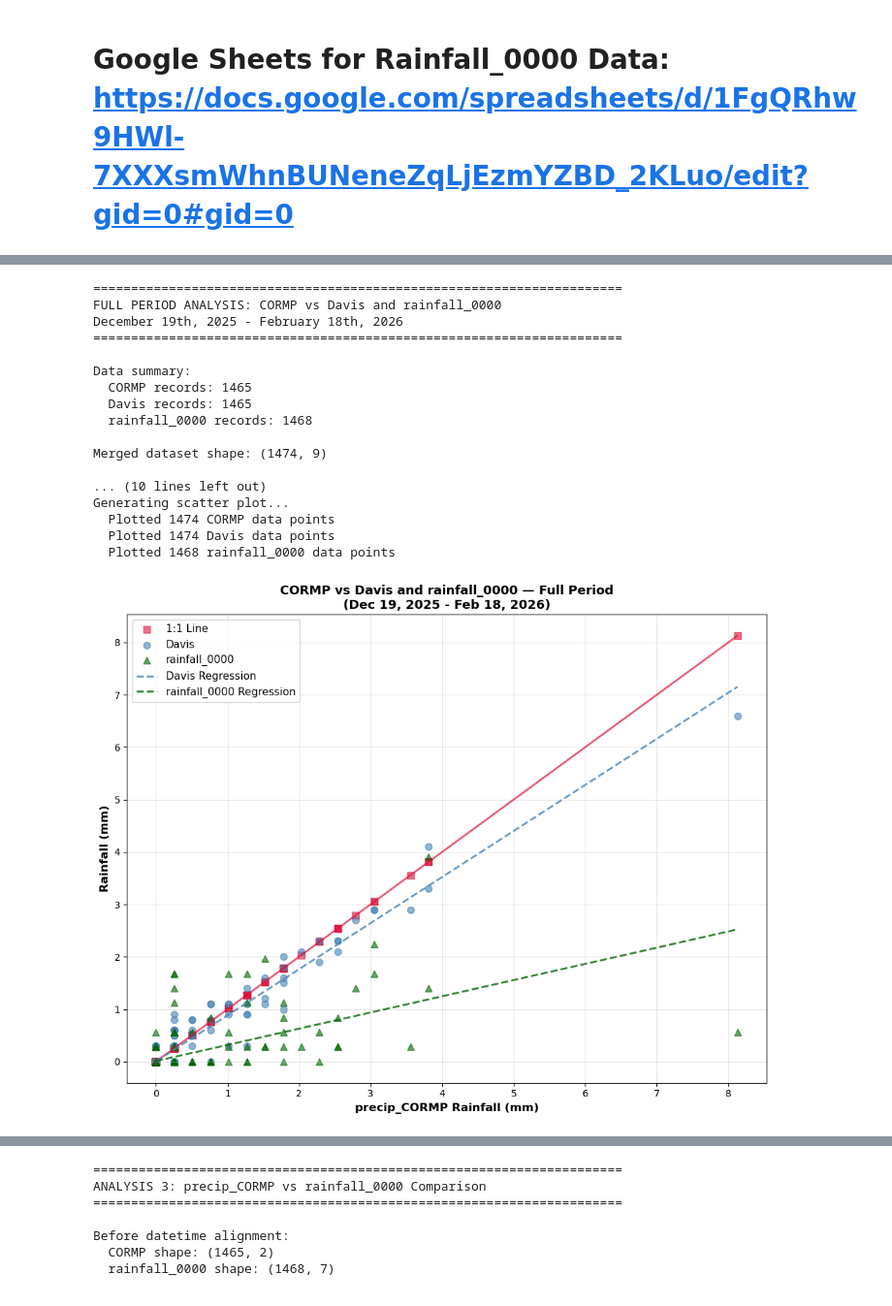
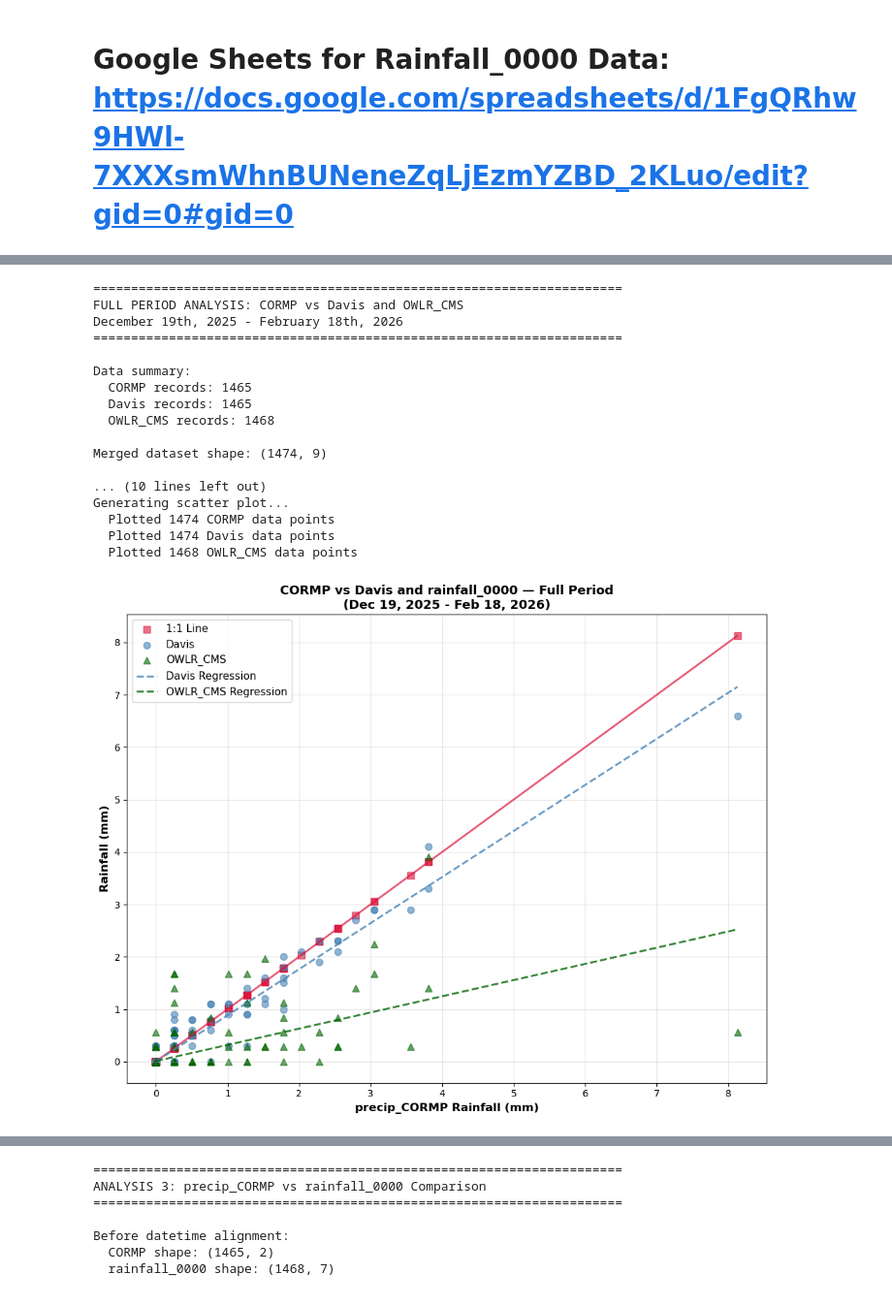
Before and after one commit to COAST-Lab/Open-Water-Level-and-Rainfall-Sensor, a Jupyter notebook: Data Analysis/rainfallAnalysis.ipynb, the cells around one changed output, grey strips where cells are left out. Shown at 97% size. Saved outputs shown, nothing was run; the diff lists cells and outputs as text; code cells hidden in the pictures.

Commit message:
updated rainfall_0000 -> OWLR name

```diff
--- a/Data Analysis/rainfallAnalysis.ipynb
+++ b/Data Analysis/rainfallAnalysis.ipynb
@@ -15,10 +15,10 @@ warnings.filterwarnings('ignore', message="Could not infer format")
 # %%
 
 # STEP 1: Define file paths and helper functions
-# Earliest data from rainfall_0000 is Dec 19, 2025, therefore all graphs begin at this time stamp.
+# Earliest data from OWLR_CMS is Dec 19, 2025, therefore all graphs begin at this time stamp.
 file_1 = "Data/precip_CORMP_02182026.csv"   # needs hourly sum
 file_2 = "Data/precip_Davis_02182026.csv"   # needs hourly sum
-file_3 = "Data/rainfall_0000_02182026.csv"   # already hourly
+file_3 = "Data/OWLR_CMS_02182026.csv"   # already hourly
 
 import io # for in-memory file operations
 import re # for regular expressions
@@ -146,7 +146,7 @@ rain0 = load_and_process(file_3, assume_inches=False, already_hourly=True, parse
 
 print(f"  CORMP: {len(cormp)} hourly records")
 print(f"  Davis: {len(davis)} hourly records")
-print(f"  rainfall_0000: {len(rain0)} hourly records")
+print(f"  OWLR_CMS: {len(rain0)} hourly records")
 
 
 # STEP 3: Filter to the analysis date range (Dec 19, 2025 - Jan 6, 2026)
@@ -162,7 +162,7 @@ rain0 = rain0[(rain0['datetime'] >= start) & (rain0['datetime'] <= end)].reset_i
 
 print(f"  CORMP (filtered): {len(cormp)} records")
 print(f"  Davis (filtered): {len(davis)} records")
-print(f"  rainfall_0000 (filtered): {len(rain0)} records")
+print(f"  OWLR_CMS (filtered): {len(rain0)} records")
 
 # STEP 4: Plot - All three sensors over full date range
 
@@ -172,11 +172,11 @@ if not cormp.empty:
 if not davis.empty:
     plt.scatter(davis['datetime'], davis['rain_mm'], label='Davis', s=30, alpha=0.8)
 if not rain0.empty:
-    plt.scatter(rain0['datetime'], rain0['rain_mm'], label='rainfall_0000', s=30, alpha=0.8)
+    plt.scatter(rain0['datetime'], rain0['rain_mm'], label='OWLR_CMS', s=30, alpha=0.8)
 
 plt.xlabel('Datetime')
 plt.ylabel('Rainfall (mm)')
-plt.title('Hourly Rainfall (mm) — All Three Sensors (Dec 19, 2025 - Jan 14, 2026)')
+plt.title('Hourly Rainfall (mm) — All Three Sensors (Dec 19, 2025 - Feb 18, 2026)')
 plt.legend()
 plt.xlim(start, end)
 
@@ -196,10 +196,10 @@ Filtering to period: 2025-12-19 09:00:00 to 2026-02-18 09:00:00
 [figure]
 # %%
-# CORMP (X-axis) vs Davis and rainfall_0000 (Y-axis) — Full Period Comparison
+# CORMP (X-axis) vs Davis and OWLR_CMS (Y-axis) — Full Period Comparison
 # December 19th, 2025 - February 18th, 2026
 
 print("=" * 70)
-print("FULL PERIOD ANALYSIS: CORMP vs Davis and rainfall_0000")
+print("FULL PERIOD ANALYSIS: CORMP vs Davis and OWLR_CMS")
 print("December 19th, 2025 - February 18th, 2026")
 print("=" * 70)
 
@@ -207,7 +207,7 @@ print("=" * 70)
 print(f"\nData summary:")
 print(f"  CORMP records: {len(cormp)}")
 print(f"  Davis records: {len(davis)}")
-print(f"  rainfall_0000 records: {len(rain0)}")
+print(f"  OWLR_CMS records: {len(rain0)}")
 
 # Round all to nearest HOUR for alignment
 cormp_full = cormp.copy()
@@ -221,7 +221,7 @@ rain0_full['datetime'] = rain0_full['datetime'].dt.floor('h')
 # Merge datasets on datetime
 merged_full = pd.merge(cormp_full, davis_full, on='datetime', how='outer', suffixes=('_cormp','_davis'))
 merged_full = pd.merge(merged_full, rain0_full, on='datetime', how='outer')
-merged_full = merged_full.rename(columns={'rain_mm': 'rain_mm_rain0'})
+merged_full = merged_full.rename(columns={'rain_mm': 'rain_mm_owlr_cms'})
 
 print(f"\nMerged dataset shape: {merged_full.shape}")
 
@@ -241,17 +241,17 @@ if not merged_full.empty:
         print(f"  Slope: {slope_cd:.4f}")
 
     # CORMP vs rainfall_0000
-    cormp_rain0_data = merged_full[merged_full['rain_mm_cormp'].notna() & merged_full['rain_mm_rain0'].notna()]
+    cormp_rain0_data = merged_full[merged_full['rain_mm_cormp'].notna() & merged_full['rain_mm_owlr_cms'].notna()]
     if not cormp_rain0_data.empty:
-        corr_cr = cormp_rain0_data['rain_mm_cormp'].corr(cormp_rain0_data['rain_mm_rain0'])
+        corr_cr = cormp_rain0_data['rain_mm_cormp'].corr(cormp_rain0_data['rain_mm_owlr_cms'])
         r2_cr = corr_cr**2
-        slope_cr, intercept_cr, _, _, _ = stats.linregress(cormp_rain0_data['rain_mm_cormp'], cormp_rain0_data['rain_mm_rain0'])
-        print(f"\nCORP vs rainfall_0000:")
+        slope_cr, intercept_cr, _, _, _ = stats.linregress(cormp_rain0_data['rain_mm_cormp'], cormp_rain0_data['rain_mm_owlr_cms'])
+        print(f"\nCORP vs OWLR_CMS:")
         print(f"  Pearson Correlation: {corr_cr:.4f}")
         print(f"  R²: {r2_cr:.4f}")
         print(f"  Slope: {slope_cr:.4f}")
 
-# Create scatter plot: CORMP (X-axis) vs Davis and rainfall_0000 (Y-axis)
+# Create scatter plot: CORMP (X-axis) vs Davis and OWLR_CMS (Y-axis)
 print(f"\nGenerating scatter plot...")
 plt.figure(figsize=(10, 8))
 
@@ -274,12 +274,12 @@ if not merged_full.empty:
                    s=50, alpha=0.6, color='steelblue', label='Davis', marker='o')
         print(f"  Plotted {len(davis_data)} Davis data points")
 
-    # Plot rainfall_0000 data
-    rain0_data = merged_full[merged_full['rain_mm_rain0'].notna()]
-    if not rain0_data.empty:
-        plt.scatter(rain0_data['rain_mm_cormp'], rain0_data['rain_mm_rain0'],
-                   s=50, alpha=0.6, color='darkgreen', label='rainfall_0000', marker='^')
-        print(f"  Plotted {len(rain0_data)} rainfall_0000 data points")
+    # Plot OWLR_CMS data
+    owlr_cms_data = merged_full[merged_full['rain_mm_owlr_cms'].notna()]
+    if not owlr_cms_data.empty:
+        plt.scatter(owlr_cms_data['rain_mm_cormp'], owlr_cms_data['rain_mm_owlr_cms'],
+                   s=50, alpha=0.6, color='darkgreen', label='OWLR_CMS', marker='^')
+        print(f"  Plotted {len(owlr_cms_data)} OWLR_CMS data points")
 
     # Add linear regression lines
     # Get x-axis range for regression line plotting
@@ -288,8 +288,8 @@ if not merged_full.empty:
         all_x.extend(cormp_data['rain_mm_cormp'].values)
     if not davis_data.empty:
         all_x.extend(davis_data['rain_mm_cormp'].values)
-    if not rain0_data.empty:
-        all_x.extend(rain0_data['rain_mm_cormp'].values)
+    if not owlr_cms_data.empty:
+        all_x.extend(owlr_cms_data['rain_mm_cormp'].values)
 
     if all_x:
         x_min, x_max = min(all_x), max(all_x)
@@ -298,37 +298,37 @@ if not merged_full.empty:
         # Davis regression line
         if not cormp_davis_data.empty:
             y_davis = slope_cd * x_line + intercept_cd
             plt.plot(x_line, y_davis, color='steelblue', linewidth=2, alpha=0.8, linestyle='--', label='Davis Regression')
 
-        # rainfall_0000 regression line
+        # OWLR_CMS regression line
         if not cormp_rain0_data.empty:
             y_rain0 = slope_cr * x_line + intercept_cr
-            plt.plot(x_line, y_rain0, color='darkgreen', linewidth=2, alpha=0.8, linestyle='--', label='rainfall_0000 Regression')
+            plt.plot(x_line, y_rain0, color='darkgreen', linewidth=2, alpha=0.8, linestyle='--', label='OWLR_CMS Regression')
 
 plt.xlabel('precip_CORMP Rainfall (mm)', fontsize=12, fontweight='bold')
 plt.ylabel('Rainfall (mm)', fontsize=12, fontweight='bold')
 plt.title('CORMP vs Davis and rainfall_0000 — Full Period\n(Dec 19, 2025 - Feb 18, 2026)', fontsize=13, fontweight='bold')
 plt.legend(loc='upper left', fontsize=11)
 plt.grid(True, alpha=0.3)
 plt.tight_layout()
 plt.show()
 # %% [output]
 ======================================================================
-FULL PERIOD ANALYSIS: CORMP vs Davis and rainfall_0000
+FULL PERIOD ANALYSIS: CORMP vs Davis and OWLR_CMS
 December 19th, 2025 - February 18th, 2026
 ======================================================================
 
 Data summary:
   CORMP records: 1465
   Davis records: 1465
-  rainfall_0000 records: 1468
+  OWLR_CMS records: 1468
 
 Merged dataset shape: (1474, 9)
 
 ... (10 lines left out)
 Generating scatter plot...
   Plotted 1474 CORMP data points
   Plotted 1474 Davis data points
-  Plotted 1468 rainfall_0000 data points
+  Plotted 1468 OWLR_CMS data points
-[figure, old version]
+[figure, new version]
 # %%
```
Also changed, not shown: parts of 4 cells of this notebook, 4 other files.
